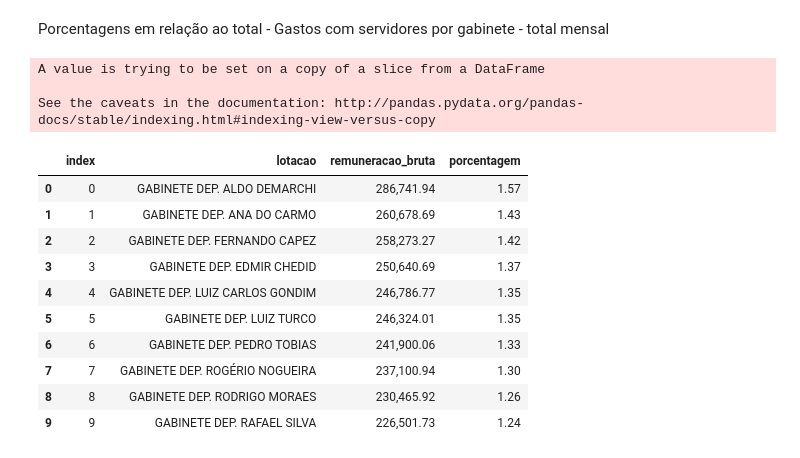
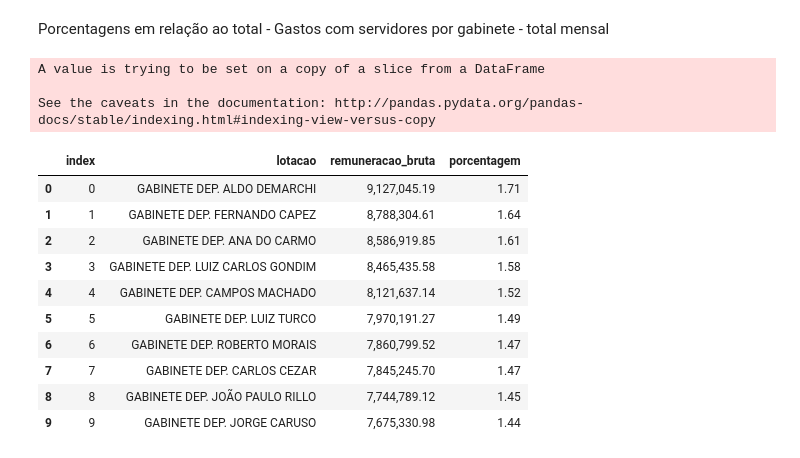
Before and after one commit to reichaves/alesp, a Jupyter notebook: alesp_servidores.ipynb, the cells around one changed output. Drawn from its saved outputs; the diff is of its cells as text; code cells hidden in the pictures.

```diff
--- a/alesp_servidores.ipynb
+++ b/alesp_servidores.ipynb
@@ -410,3 +443,8 @@ servidores_gabinetes.reset_index().head(10)
+# %%
+servidores_gabinetes_ajustado = servidores_gabinetes[(servidores_gabinetes['nome_func'] != 'JOAO CARLOS FRANCISCO DA SILVA') &
+                                            (servidores_gabinetes['nome_func'] != 'ANA MARIA DA SILVA') &
+                                            (servidores_gabinetes['nome_func'] != 'PAULO EDUARDO ALVES FERREIRA')
+                           ].copy()
 # %% [markdown]
 Gabinetes com gastos
 # %%
@@ -474,32 +516,32 @@ servidores_gabinetes.groupby("lotacao").remuneracao_bruta.sum().reset_index().so
 Porcentagens em relação ao total - Gastos com servidores por gabinete - total mensal
 # %%
 # Agrupamento dos gastos por categoria
-df_gabinete = servidores_gabinetes.groupby(['lotacao']).agg({'remuneracao_bruta': sum})\
+df_gabinete = servidores_gabinetes_ajustado.groupby(['lotacao']).agg({'remuneracao_bruta': sum})\
                                 .sort_values('remuneracao_bruta', ascending = False)\
-                                .reset_index()
+                                .reset_index().copy()
 
 # Cálculo de porcentagem de cada categoria no total de gastos
 df_gabinete['porcentagem'] = (df_gabinete['remuneracao_bruta'] / df_gabinete['remuneracao_bruta'].sum()) * 100
 
 # Formatação de números para duas casas decimais
 df_gabinete['remuneracao_bruta']['remuneracao_bruta'] = df_gabinete['remuneracao_bruta'].map('{:,.2f}'.format)
 df_gabinete['porcentagem'] = df_gabinete['porcentagem'].map('{:,.2f}'.format)
 
 # Resultado
 df_gabinete.reset_index().head(10)
 # %% [output]
 A value is trying to be set on a copy of a slice from a DataFrame
 
 See the caveats in the documentation: http://pandas.pydata.org/pandas-docs/stable/indexing.html#indexing-view-versus-copy
 |  | index | lotacao | remuneracao_bruta | porcentagem |
-| 0 | 0 | GABINETE DEP. ALDO DEMARCHI | 286,741.94 | 1.57 |
-| 1 | 1 | GABINETE DEP. ANA DO CARMO | 260,678.69 | 1.43 |
-| 2 | 2 | GABINETE DEP. FERNANDO CAPEZ | 258,273.27 | 1.42 |
-| 3 | 3 | GABINETE DEP. EDMIR CHEDID | 250,640.69 | 1.37 |
-| 4 | 4 | GABINETE DEP. LUIZ CARLOS GONDIM | 246,786.77 | 1.35 |
-| 5 | 5 | GABINETE DEP. LUIZ TURCO | 246,324.01 | 1.35 |
-| 6 | 6 | GABINETE DEP. PEDRO TOBIAS | 241,900.06 | 1.33 |
-| 7 | 7 | GABINETE DEP. ROGÉRIO NOGUEIRA | 237,100.94 | 1.30 |
-| 8 | 8 | GABINETE DEP. RODRIGO MORAES | 230,465.92 | 1.26 |
-| 9 | 9 | GABINETE DEP. RAFAEL SILVA | 226,501.73 | 1.24 |
+| 0 | 0 | GABINETE DEP. ALDO DEMARCHI | 9,127,045.19 | 1.71 |
+| 1 | 1 | GABINETE DEP. FERNANDO CAPEZ | 8,788,304.61 | 1.64 |
+| 2 | 2 | GABINETE DEP. ANA DO CARMO | 8,586,919.85 | 1.61 |
+| 3 | 3 | GABINETE DEP. LUIZ CARLOS GONDIM | 8,465,435.58 | 1.58 |
+| 4 | 4 | GABINETE DEP. CAMPOS MACHADO | 8,121,637.14 | 1.52 |
+| 5 | 5 | GABINETE DEP. LUIZ TURCO | 7,970,191.27 | 1.49 |
+| 6 | 6 | GABINETE DEP. ROBERTO MORAIS | 7,860,799.52 | 1.47 |
+| 7 | 7 | GABINETE DEP. CARLOS CEZAR | 7,845,245.70 | 1.47 |
+| 8 | 8 | GABINETE DEP. JOÃO PAULO RILLO | 7,744,789.12 | 1.45 |
+| 9 | 9 | GABINETE DEP. JORGE CARUSO | 7,675,330.98 | 1.44 |
 # %% [markdown]
```
Also changed, not shown: parts of 60 cells of this notebook.
